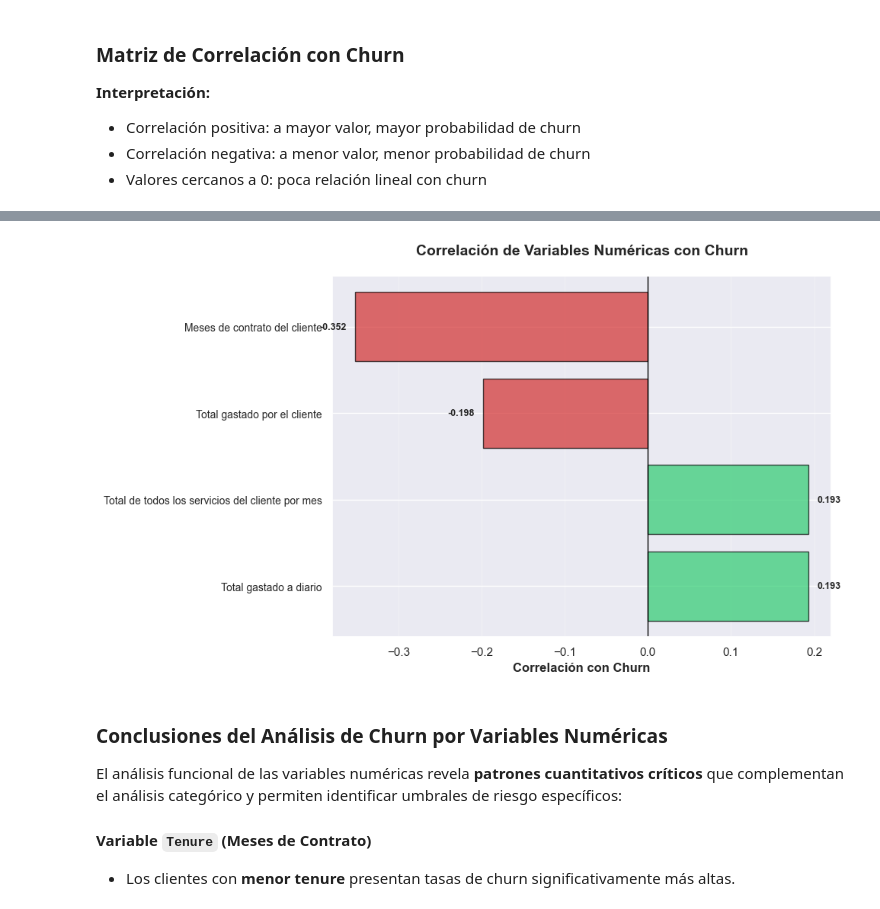
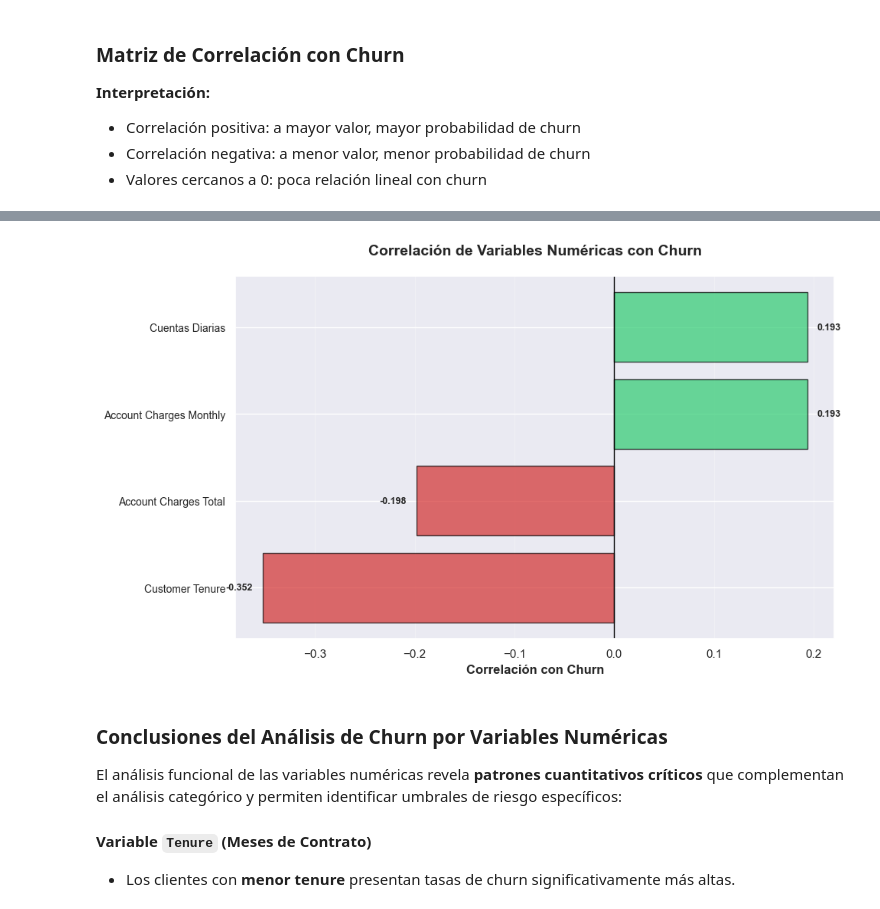
Before and after one commit to marianoInsa/ONE-TelecomX, a Jupyter notebook: Challenge-TelecomX.ipynb, the cells around one changed output, grey strips where cells are left out. Cells and saved outputs as stored; diff of their text form; code cells hidden in the pictures.

Commit message:
add: mejora de gráficos. add: informe final

```diff
--- a/Challenge-TelecomX.ipynb
+++ b/Challenge-TelecomX.ipynb
@@ -1126,10 +1140,6 @@ def analizar_multiples_variables(df: pd.DataFrame, variables: list) -> dict:
     """
     Analiza churn para múltiples variables categóricas.
 
-    Args:
-        df: DataFrame con los datos
-        variables: Lista de nombres de columnas a analizar
-
     Returns:
         Diccionario con resultados por variable
     """
@@ -1612,10 +1661,9 @@ for variable in variables_negocio:
         print(f"\n{'=' * 80}")
         print(f"📊 Visualización: {variable}")
         print('=' * 80)
-        fig, ax = visualizar_churn_categoria(
-            resultados_analisis[variable],
-            variable,
-            f'Tasa de Churn por {variable.replace("_", " ").title()}'
+        fig, ax = graficar_churn_barras_horizontales(
+            df=resultados_analisis[variable],
+            variable_nombre='Categoria'
         )
         plt.show()
         plt.close()
@@ -1652,7 +1700,7 @@ print("\n" + "=" * 80)
 print("🔥 MAPA DE CALOR - SEGMENTOS DE MÁXIMO RIESGO")
 print("=" * 80)
 
-fig, ax = visualizar_mapa_riesgo(resultados_analisis, top_n=2)
+fig, ax = graficar_mapa_calor_riesgo(resultados_analisis, top_n=3)
 plt.show()
 plt.close()
 # %% [output]
@@ -2087,33 +2139,47 @@ for variable in variables_numericas.keys():
 * Correlación negativa: a menor valor, menor probabilidad de churn
 * Valores cercanos a 0: poca relación lineal con churn
 # %%
-# correlaciones con Churn
-correlaciones = df[list(variables_numericas.keys()) + ['Churn']].corr()['Churn'].drop('Churn').sort_values(ascending=False)
 
-print("\n" + "=" * 80)
-print("🔗 CORRELACIÓN DE VARIABLES NUMÉRICAS CON CHURN")
-print("=" * 80)
-print()
-print(correlaciones.to_string())
+def graficar_correlacion_churn(df: pd.DataFrame, variables_numericas: list, correlaciones: pd.DataFrame = None,
+                               figsize: tuple = (10, 6)) -> tuple:
+    """
+    Crea gráfico de barras horizontales para correlaciones con Churn.
+    """
+    # calcular correlaciones si no se proporcionan
+    if correlaciones is None:
+        correlacion_total = df[variables_numericas + ['Churn']].corr()
+        correlaciones = correlacion_total['Churn'].drop('Churn').sort_values()
+        print("Correlaciones de Variables Numéricas con Churn: ")
+        print(correlaciones.to_string())
+        print()
 
-# visualizar correlaciones
-fig, ax = plt.subplots(figsize=(10, 6))
+    fig, ax = plt.subplots(figsize=figsize)
 
-colors = ['#d32f2f' if x < 0 else '#2ecc71' for x in correlaciones.values]
-bars = ax.barh(range(len(correlaciones)), correlaciones.values, color=colors, alpha=0.7, edgecolor='black')
+    colors = ['#d32f2f' if x < 0 else '#2ecc71' for x in correlaciones.values]
+    bars = ax.barh(range(len(correlaciones)), correlaciones.values,
+                   color=colors, alpha=0.7, edgecolor='black')
 
-ax.set_yticks(range(len(correlaciones)))
-ax.set_yticklabels([variables_numericas.get(var, var) for var in correlaciones.index], fontsize=10)
-ax.set_xlabel('Correlación con Churn', fontsize=12, fontweight='bold')
-ax.set_title('Correlación de Variables Numéricas con Churn', fontsize=14, fontweight='bold', pad=20)
-ax.axvline(0, color='black', linewidth=1)
-ax.grid(axis='x', alpha=0.3)
+    ax.set_yticks(range(len(correlaciones)))
+    ax.set_yticklabels([var.replace('_', ' ').title() for var in correlaciones.index],
+                       fontsize=10)
+    ax.set_xlabel('Correlación con Churn', fontsize=12, fontweight='bold')
+    ax.set_title('Correlación de Variables Numéricas con Churn',
+                fontsize=14, fontweight='bold', pad=20)
+    ax.axvline(0, color='black', linewidth=1)
+    ax.grid(axis='x', alpha=0.3)
 
-# añadir valores
-for i, (bar, val) in enumerate(zip(bars, correlaciones.values)):
-    ax.text(val + (0.01 if val > 0 else -0.01), i, f'{val:.3f}',
-            va='center', ha='left' if val > 0 else 'right', fontsize=9, fontweight='bold')
+    # añadir valores
+    for i, (bar, val) in enumerate(zip(bars, correlaciones.values)):
+        ax.text(val + (0.01 if val > 0 else -0.01), i, f'{val:.3f}',
+                va='center', ha='left' if val > 0 else 'right',
+                fontsize=9, fontweight='bold')
 
-plt.tight_layout()
+    plt.tight_layout()
+    return fig, ax, correlaciones
+
+fig_corr, ax_corr, correlaciones = graficar_correlacion_churn(
+    df, list(variables_numericas.keys())
+)
 plt.show()
+plt.close()
 # %% [output]
@@ -2128,4 +2191,4 @@ customer_tenure           -0.352229
-[figure, old version]
+[figure, new version]
 # %% [markdown]
 ### Conclusiones del Análisis de Churn por Variables Numéricas
 
```
Also changed, not shown: parts of 35 cells of this notebook.
